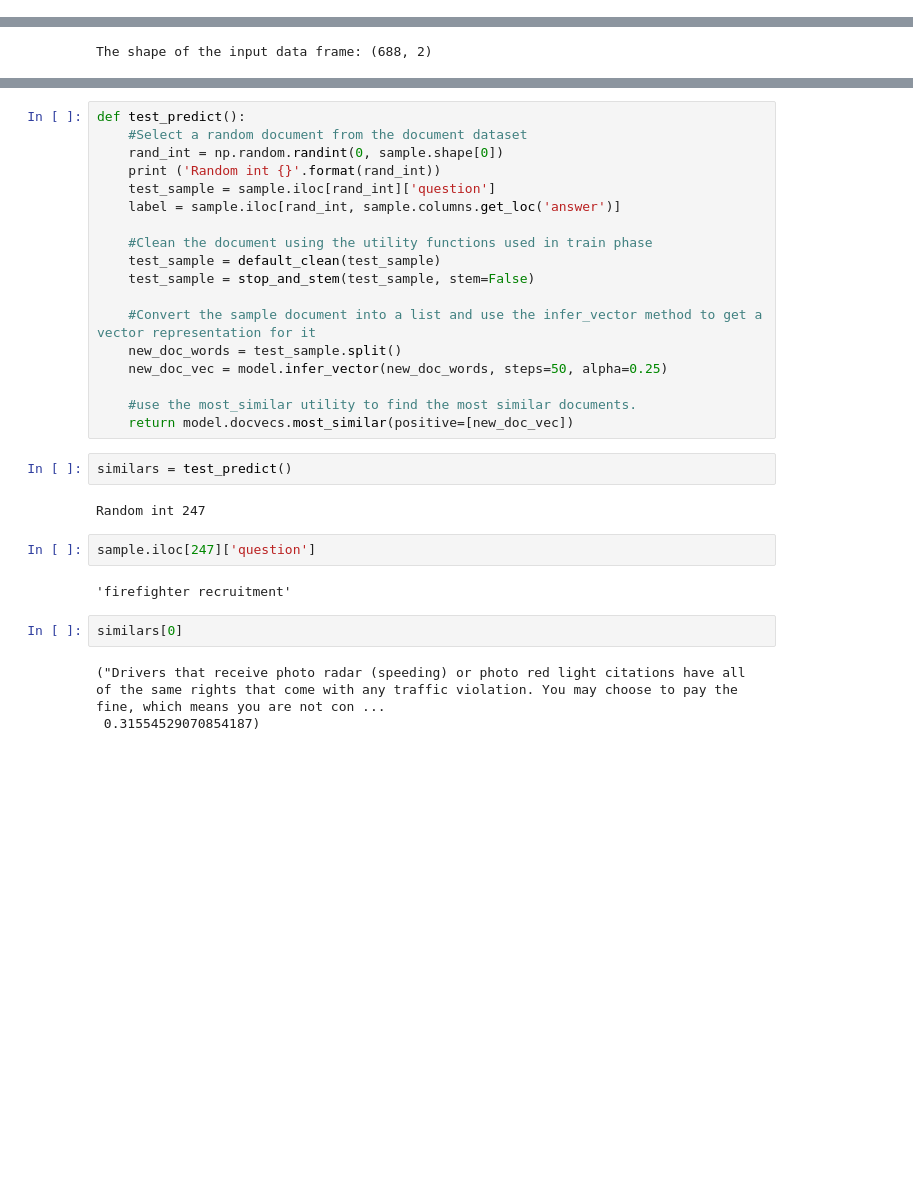
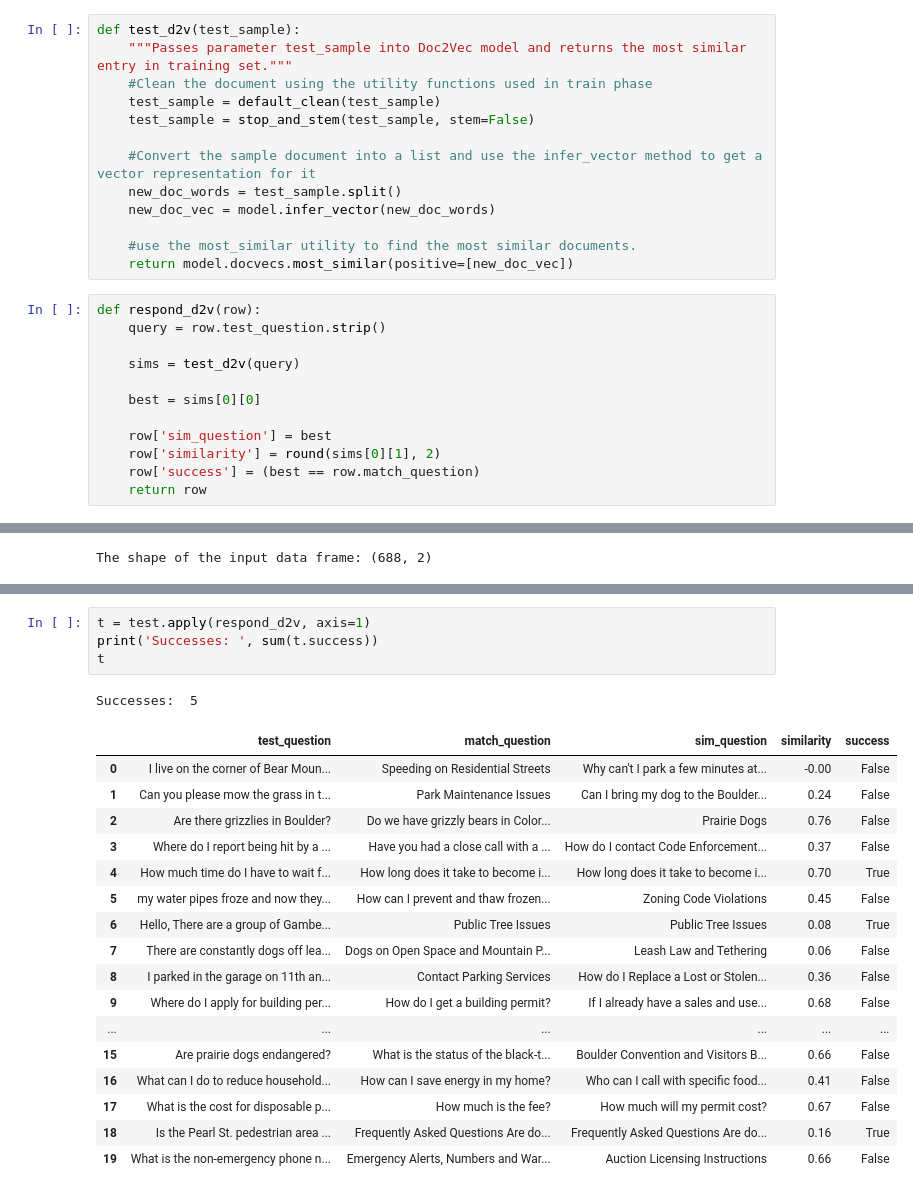
Before and after one commit to willtscott/inquire-boulder-chatbot, a Jupyter notebook: notebooks/faq-chatbot-sandbox.ipynb, the cells around one changed output, grey strips where cells are left out. Saved outputs shown, nothing was run; the diff lists cells and outputs as text; blank space fills up the shorter version.

Commit message:
Initial working example of Doc2Vec on Q+A, tested with Question
Found at bottom of faq-chatbot-sandbox notebook

```diff
--- a/notebooks/faq-chatbot-sandbox.ipynb
+++ b/notebooks/faq-chatbot-sandbox.ipynb
@@ -261,0 +270,25 @@ def stop_and_stem(text, stem=True, stemmer = PorterStemmer()):
+# %%
+def test_d2v(test_sample):
+    """Passes parameter test_sample into Doc2Vec model and returns the most similar entry in training set."""
+    #Clean the document using the utility functions used in train phase
+    test_sample = default_clean(test_sample)
+    test_sample = stop_and_stem(test_sample, stem=False)
+
+    #Convert the sample document into a list and use the infer_vector method to get a vector representation for it
+    new_doc_words = test_sample.split()
+    new_doc_vec = model.infer_vector(new_doc_words)
+
+    #use the most_similar utility to find the most similar documents.
+    return model.docvecs.most_similar(positive=[new_doc_vec])
+# %%
+def respond_d2v(row):
+    query = row.test_question.strip()
+
+    sims = test_d2v(query)
+
+    best = sims[0][0]
+
+    row['sim_question'] = best
+    row['similarity'] = round(sims[0][1], 2)
+    row['success'] = (best == row.match_question)
+    return row
@@ -302,31 +323,23 @@ model.train(sentences,total_examples=model.corpus_count, epochs=model.iter)
-# %%
-def test_predict():
-    #Select a random document from the document dataset
-    rand_int = np.random.randint(0, sample.shape[0])
-    print ('Random int {}'.format(rand_int))
-    test_sample = sample.iloc[rand_int]['question']
-    label = sample.iloc[rand_int, sample.columns.get_loc('answer')]
-
-    #Clean the document using the utility functions used in train phase
-    test_sample = default_clean(test_sample)
-    test_sample = stop_and_stem(test_sample, stem=False)
-
-    #Convert the sample document into a list and use the infer_vector method to get a vector representation for it
-    new_doc_words = test_sample.split()
-    new_doc_vec = model.infer_vector(new_doc_words, steps=50, alpha=0.25)
-
-    #use the most_similar utility to find the most similar documents.
-    return model.docvecs.most_similar(positive=[new_doc_vec])
-# %%
-similars = test_predict()
-# %% [output]
-Random int 247
-# %%
-sample.iloc[247]['question']
-# %% [output]
-'firefighter recruitment'
-# %%
-similars[0]
-# %% [output]
-("Drivers that receive photo radar (speeding) or photo red light citations have all of the same rights that come with any traffic violation. You may choose to pay the fine, which means you are not con ...
- 0.31554529070854187)
+# %%
+t = test.apply(respond_d2v, axis=1)
+print('Successes: ', sum(t.success))
+t
+# %% [output]
+Successes:  5
+|  | test_question | match_question | sim_question | similarity | success |
+| 0 | I live on the corner of Bear Moun... | Speeding on Residential Streets | Why can't I park a few minutes at... | -0.00 | False |
+| 1 | Can you please mow the grass in t... | Park Maintenance Issues | Can I bring my dog to the Boulder... | 0.24 | False |
+| 2 | Are there grizzlies in Boulder? | Do we have grizzly bears in Color... | Prairie Dogs | 0.76 | False |
+| 3 | Where do I report being hit by a ... | Have you had a close call with a ... | How do I contact Code Enforcement... | 0.37 | False |
+| 4 | How much time do I have to wait f... | How long does it take to become i... | How long does it take to become i... | 0.70 | True |
+| 5 | my water pipes froze and now they... | How can I prevent and thaw frozen... | Zoning Code Violations | 0.45 | False |
+| 6 | Hello, There are a group of Gambe... | Public Tree Issues | Public Tree Issues | 0.08 | True |
+| 7 | There are constantly dogs off lea... | Dogs on Open Space and Mountain P... | Leash Law and Tethering | 0.06 | False |
+| 8 | I parked in the garage on 11th an... | Contact Parking Services | How do I Replace a Lost or Stolen... | 0.36 | False |
+| 9 | Where do I apply for building per... | How do I get a building permit? | If I already have a sales and use... | 0.68 | False |
+| ... | ... | ... | ... | ... | ... |
+| 15 | Are prairie dogs endangered? | What is the status of the black-t... | Boulder Convention and Visitors B... | 0.66 | False |
+| 16 | What can I do to reduce household... | How can I save energy in my home? | Who can I call with specific food... | 0.41 | False |
+| 17 | What is the cost for disposable p... | How much is the fee? | How much will my permit cost? | 0.67 | False |
+| 18 | Is the Pearl St. pedestrian area ... | Frequently Asked Questions Are do... | Frequently Asked Questions Are do... | 0.16 | True |
+| 19 | What is the non-emergency phone n... | Emergency Alerts, Numbers and War... | Auction Licensing Instructions | 0.66 | False |
```
Also changed, not shown: parts of 22 cells of this notebook, 3 other files.
